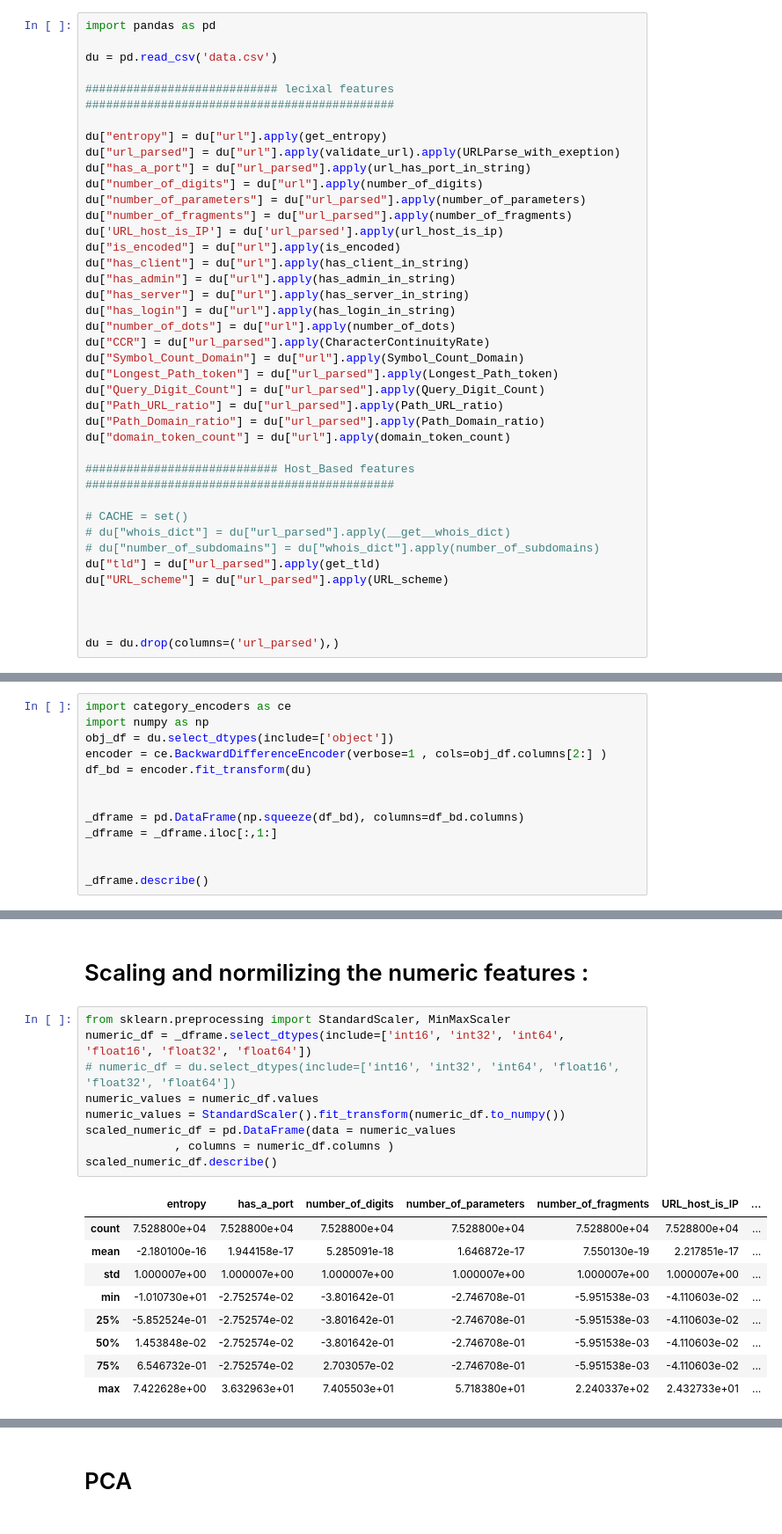
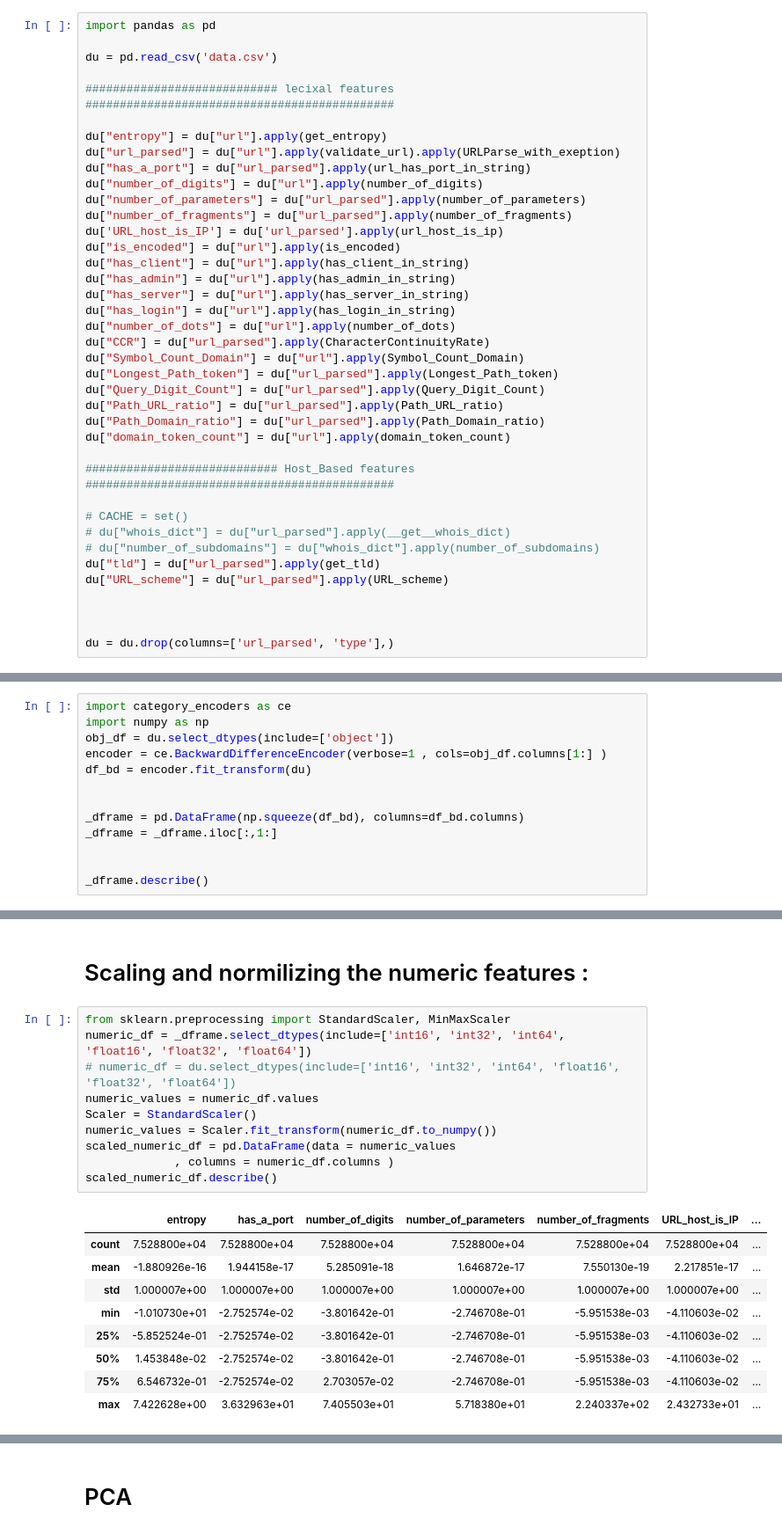
Before and after one commit to amin-hdn/Phishing_URL_LSTM, a Jupyter notebook: Preprossesing.ipynb, the cells around one changed output, grey strips where cells are left out. Shown: that part at 88% size. Drawn from its saved outputs; the diff is of its cells as text.

```diff
--- a/Preprossesing.ipynb
+++ b/Preprossesing.ipynb
@@ -392,5 +392,5 @@ du["URL_scheme"] = du["url_parsed"].apply(URL_scheme)
 
 
 
-du = du.drop(columns=('url_parsed'),)
+du = du.drop(columns=['url_parsed', 'type'],)
 # %% [output]
@@ -448,7 +461,7 @@ dtype: object
 import category_encoders as ce
 import numpy as np
 obj_df = du.select_dtypes(include=['object'])
-encoder = ce.BackwardDifferenceEncoder(verbose=1 , cols=obj_df.columns[2:] )
+encoder = ce.BackwardDifferenceEncoder(verbose=1 , cols=obj_df.columns[1:] )
 df_bd = encoder.fit_transform(du)
 
 
@@ -473,16 +492,17 @@ _dframe.describe()
 # %%
 from sklearn.preprocessing import StandardScaler, MinMaxScaler
 numeric_df = _dframe.select_dtypes(include=['int16', 'int32', 'int64', 'float16', 'float32', 'float64'])
 # numeric_df = du.select_dtypes(include=['int16', 'int32', 'int64', 'float16', 'float32', 'float64'])
 numeric_values = numeric_df.values
-numeric_values = StandardScaler().fit_transform(numeric_df.to_numpy())
+Scaler = StandardScaler()
+numeric_values = Scaler.fit_transform(numeric_df.to_numpy())
 scaled_numeric_df = pd.DataFrame(data = numeric_values
              , columns = numeric_df.columns )
 scaled_numeric_df.describe()
 # %% [output]
 |  | entropy | has_a_port | number_of_digits | number_of_parameters | number_of_fragments | URL_host_is_IP | ... |
 | count | 7.528800e+04 | 7.528800e+04 | 7.528800e+04 | 7.528800e+04 | 7.528800e+04 | 7.528800e+04 | ... |
-| mean | -2.180100e-16 | 1.944158e-17 | 5.285091e-18 | 1.646872e-17 | 7.550130e-19 | 2.217851e-17 | ... |
+| mean | -1.880926e-16 | 1.944158e-17 | 5.285091e-18 | 1.646872e-17 | 7.550130e-19 | 2.217851e-17 | ... |
 | std | 1.000007e+00 | 1.000007e+00 | 1.000007e+00 | 1.000007e+00 | 1.000007e+00 | 1.000007e+00 | ... |
 | min | -1.010730e+01 | -2.752574e-02 | -3.801642e-01 | -2.746708e-01 | -5.951538e-03 | -4.110603e-02 | ... |
 | 25% | -5.852524e-01 | -2.752574e-02 | -3.801642e-01 | -2.746708e-01 | -5.951538e-03 | -4.110603e-02 | ... |
```
Also changed, not shown: parts of 14 cells of this notebook, 4 other files.
